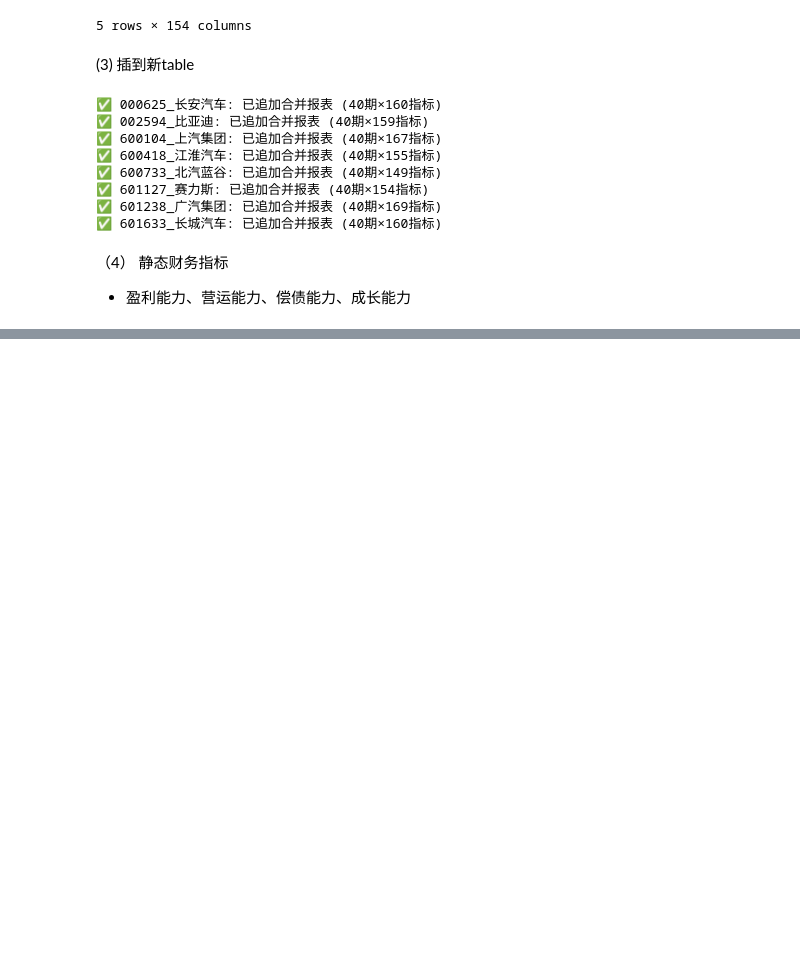
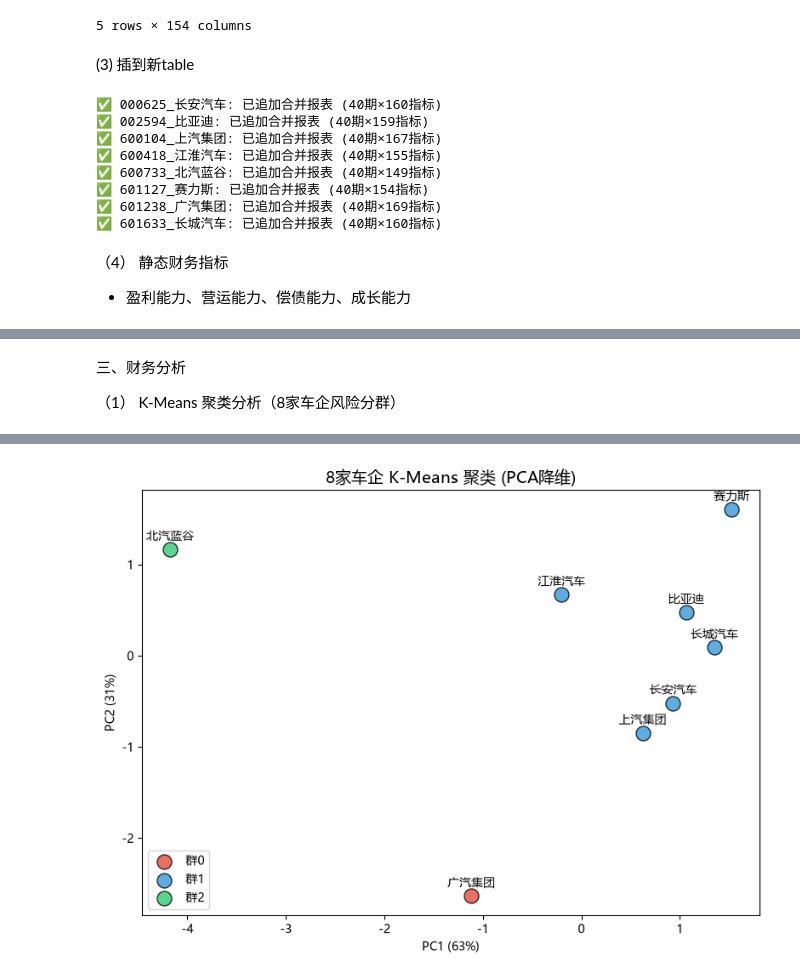
Before and after one commit to yohoten/fidac, a Jupyter notebook: 基于K-Means聚类与Prophet时序预测的重庆上市车企财务智能预警研究.ipynb, the cells around one changed output, grey strips where cells are left out. Cells and saved outputs as stored; diff of their text form; code cells hidden in the pictures; blank space fills up the shorter version.

```diff
--- a/基于K-Means聚类与Prophet时序预测的重庆上市车企财务智能预警研究.ipynb
+++ b/基于K-Means聚类与Prophet时序预测的重庆上市车企财务智能预警研究.ipynb
@@ -211,0 +235,76 @@ df_ratio.head()
+# %% [markdown]
+三、财务分析
+
+（1） K-Means 聚类分析（8家车企风险分群）
+# %%
+from sklearn.cluster import KMeans
+from sklearn.preprocessing import StandardScaler
+from sklearn.decomposition import PCA
+import matplotlib.pyplot as plt
+plt.rcParams['font.sans-serif'] = ['Microsoft YaHei', 'SimHei']
+plt.rcParams['axes.unicode_minus'] = False
+
+# ============ 构建特征矩阵 ============
+# 取最新年报的5个核心指标
+FEATURES = ['毛利率', '净利润率', '净资产收益率', '资产负债率', '总资产周转率']
+
+records = []
+for code, df_ratio in all_ratios.items():
+    # 找最新一期年报
+    annual_idx = [i for i in df_ratio.index if '年报' in str(i)]
+    if not annual_idx:
+        continue
+    latest = annual_idx[-1]
+    row = {'code': code, 'name': code.split('_')[1], 'period': latest}
+    for f in FEATURES:
+        row[f] = float(df_ratio.loc[latest, f]) if latest in df_ratio.index else None
+    if all(row[f] is not None and not np.isnan(row[f]) for f in FEATURES):
+        records.append(row)
+
+df_kmeans = pd.DataFrame(records)
+X = df_kmeans[FEATURES].values
+X_scaled = StandardScaler().fit_transform(X)
+
+# ============ K-Means (K=3) ============
+km = KMeans(n_clusters=3, random_state=42, n_init=10)
+df_kmeans['cluster'] = km.fit_predict(X_scaled)
+
+print('='*60)
+print('  K-Means 聚类结果 (K=3)')
+print('='*60)
+for c in range(3):
+    members = df_kmeans[df_kmeans['cluster'] == c]['name'].tolist()
+    # 计算该群的平均特征
+    avg = df_kmeans[df_kmeans['cluster'] == c][FEATURES].mean()
+    print(f'  群{c}: {members}')
+    print(f'    均值: 毛利率={avg["毛利率"]:.1%}, 净利率={avg["净利润率"]:.1%}, '
+          f'ROE={avg["净资产收益率"]:.1%}, 负债率={avg["资产负债率"]:.1%}, 周转率={avg["总资产周转率"]:.2f}')
+
+# ============ 重点关注 ============
+print('\n--- 核心结论 ---')
+for target in ['赛力斯', '长安汽车']:
+    row = df_kmeans[df_kmeans['name'] == target]
+    if len(row) > 0:
+        c = row['cluster'].values[0]
+        peers = df_kmeans[df_kmeans['cluster'] == c]['name'].tolist()
+        print(f'  {target} → 群{c}，同群: {peers}')
+
+# ============ PCA 可视化 ============
+pca = PCA(n_components=2)
+X_pca = pca.fit_transform(X_scaled)
+fig, ax = plt.subplots(figsize=(8, 6))
+colors = ['#E74C3C', '#3498DB', '#2ECC71']
+for c in range(3):
+    mask = df_kmeans['cluster'] == c
+    ax.scatter(X_pca[mask, 0], X_pca[mask, 1], c=colors[c], s=150,
+               label=f'群{c}', edgecolors='black', alpha=0.8)
+for i, name in enumerate(df_kmeans['name']):
+    ax.annotate(name, (X_pca[i, 0], X_pca[i, 1]), fontsize=10, ha='center', xytext=(0, 8),
+                textcoords='offset points')
+ax.set_title('8家车企 K-Means 聚类 (PCA降维)', fontsize=14)
+ax.set_xlabel(f'PC1 ({pca.explained_variance_ratio_[0]:.0%})')
+ax.set_ylabel(f'PC2 ({pca.explained_variance_ratio_[1]:.0%})')
+ax.legend()
+plt.tight_layout()
+plt.show()
+# %% [output]
@@ -211,0 +324 @@ df_ratio.head()
+[figure, added]
```
Also changed, not shown: parts of 11 cells of this notebook, 8 other files.
